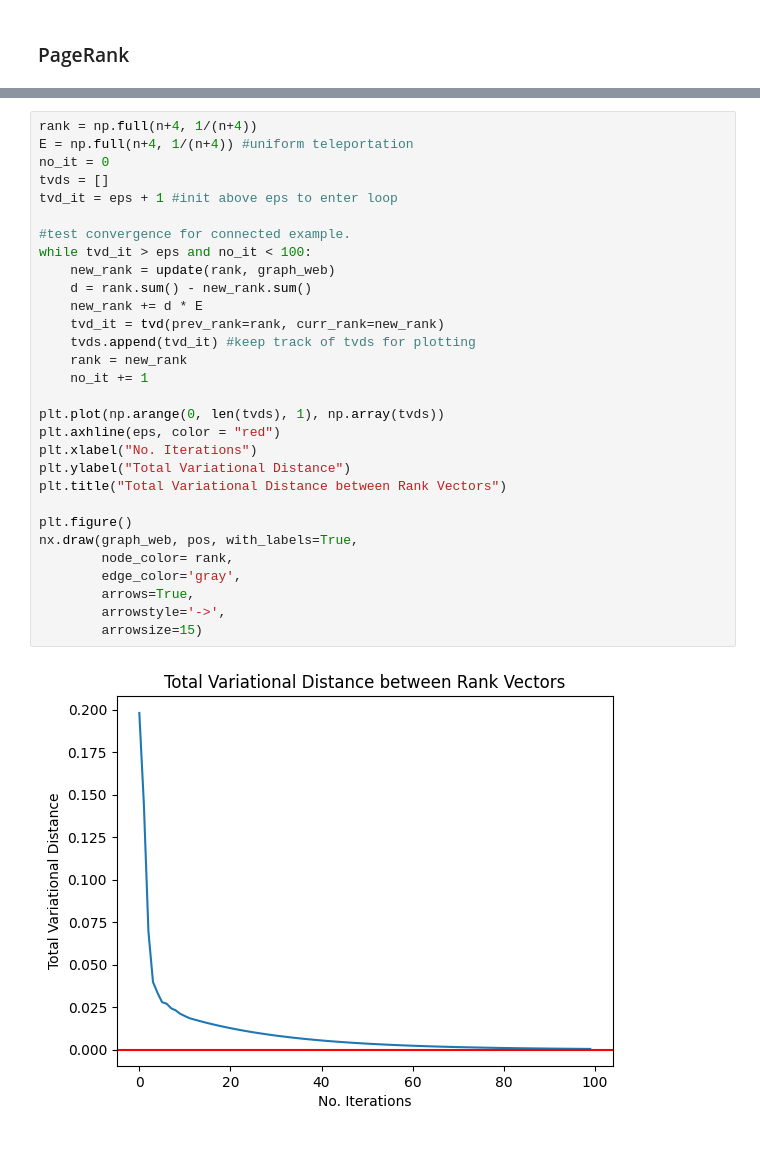
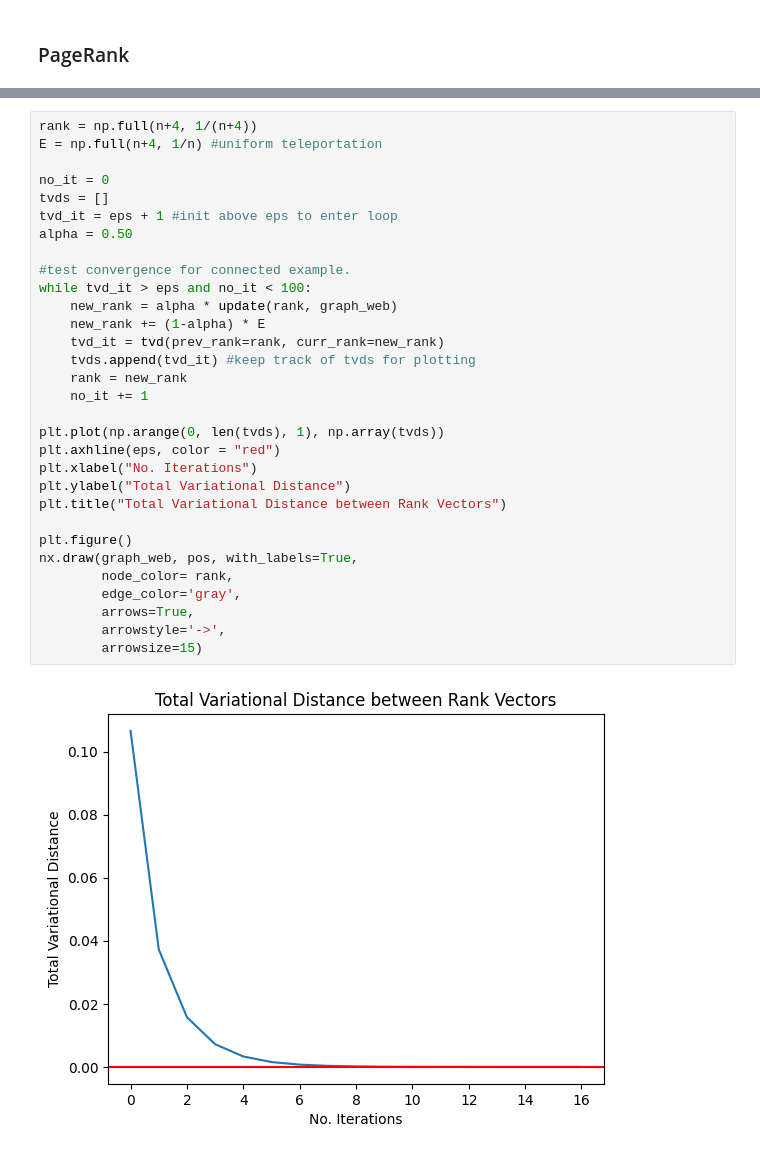
Before and after one commit to vviggyy/mc_pagerank, a Jupyter notebook: mc_pagerank.ipynb, the cells around one changed output, grey strips where cells are left out. Drawn from its saved outputs; the diff is of its cells as text.

Commit message:
debugged. removed d and added damping factor alpha. <0.5 seems best

```diff
--- a/mc_pagerank.ipynb
+++ b/mc_pagerank.ipynb
@@ -251,33 +250,34 @@ We also calculate a factor $d$ that corresponds to the amount of rank mass that
 \* norms are L1 here
 # %%
 rank = np.full(n+4, 1/(n+4))
-E = np.full(n+4, 1/(n+4)) #uniform teleportation
+E = np.full(n+4, 1/n) #uniform teleportation
+
 no_it = 0
 tvds = []
 tvd_it = eps + 1 #init above eps to enter loop
+alpha = 0.50
 
 #test convergence for connected example.
 while tvd_it > eps and no_it < 100:
-    new_rank = update(rank, graph_web)
-    d = rank.sum() - new_rank.sum()
-    new_rank += d * E
+    new_rank = alpha * update(rank, graph_web)
+    new_rank += (1-alpha) * E
     tvd_it = tvd(prev_rank=rank, curr_rank=new_rank)
     tvds.append(tvd_it) #keep track of tvds for plotting
     rank = new_rank
     no_it += 1
 
 plt.plot(np.arange(0, len(tvds), 1), np.array(tvds))
 plt.axhline(eps, color = "red")
 plt.xlabel("No. Iterations")
 plt.ylabel("Total Variational Distance")
 plt.title("Total Variational Distance between Rank Vectors")
 
 plt.figure()
 nx.draw(graph_web, pos, with_labels=True,
         node_color= rank,
         edge_color='gray',
         arrows=True,
         arrowstyle='->',
         arrowsize=15)
 # %% [output]
-[figure, old version]
+[figure, new version]
```
Also changed, not shown: parts of 3 cells of this notebook.
